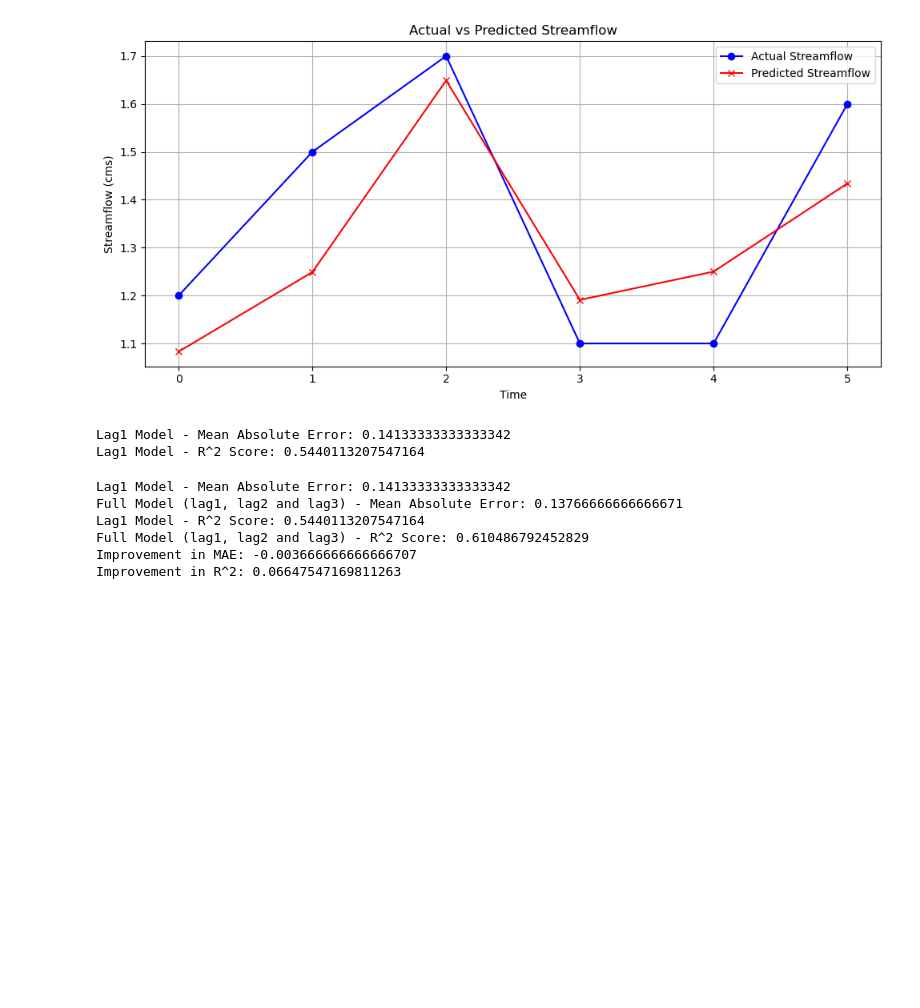
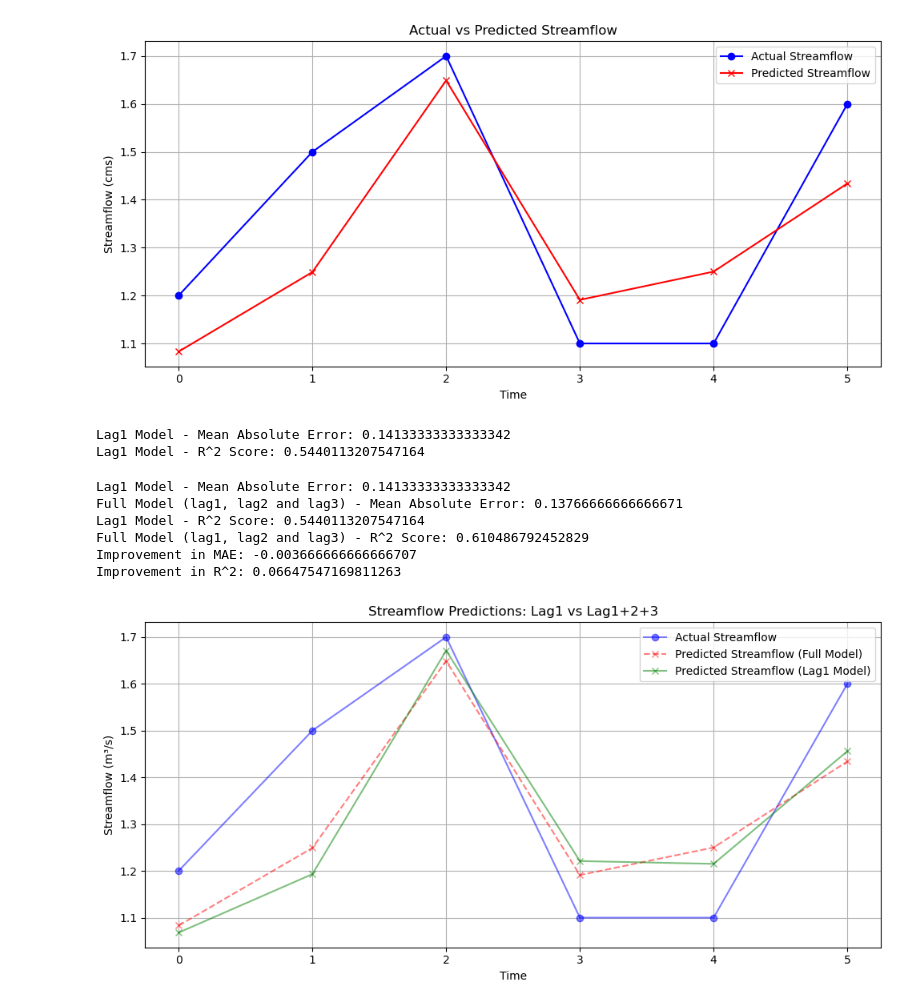
Before and after one commit to nnavid65/ML_Sample, a Jupyter notebook: 04_model_expansion.ipynb, the cells around one changed output. Drawn from its saved outputs; the diff is of its cells as text; code cells hidden in the pictures; blank space fills up the shorter version.

```diff
--- a/04_model_expansion.ipynb
+++ b/04_model_expansion.ipynb
@@ -95,14 +95,16 @@ Improvement in R^2: 0.06647547169811263
 # %%
 # plot the results for full model (lag1, lag2 and lag3) with lag1 model
 plt.figure(figsize=(10, 5))
-plt.plot(y_test.values, label='Actual Streamflow', color='blue', marker='o')
-plt.plot(y_pred, label='Predicted Streamflow (Full Model)', color='red', marker='x')
-plt.plot(y_pred_lag1, label='Predicted Streamflow (Lag1 Model)', color='green', marker='x')
-plt.title('Actual vs Predicted Streamflow')
+plt.plot(y_test.values, label='Actual Streamflow', color='blue', marker='o', alpha=0.5)
+plt.plot(y_pred, label='Predicted Streamflow (Full Model)', color='red', marker='x', linestyle='--', alpha=0.5)
+plt.plot(y_pred_lag1, label='Predicted Streamflow (Lag1 Model)', color='green', marker='x', linestyle='-', alpha=0.5)
+plt.title('Streamflow Predictions: Lag1 vs Lag1+2+3')
 plt.xlabel('Time')
-plt.ylabel('Streamflow (cms)')
+plt.ylabel('Streamflow (m³/s)')
 plt.legend()
 plt.grid(True)
 plt.tight_layout()
 plt.show()
 plt.close()  # End of code snippet
+# %% [output]
+[figure, added]
```
